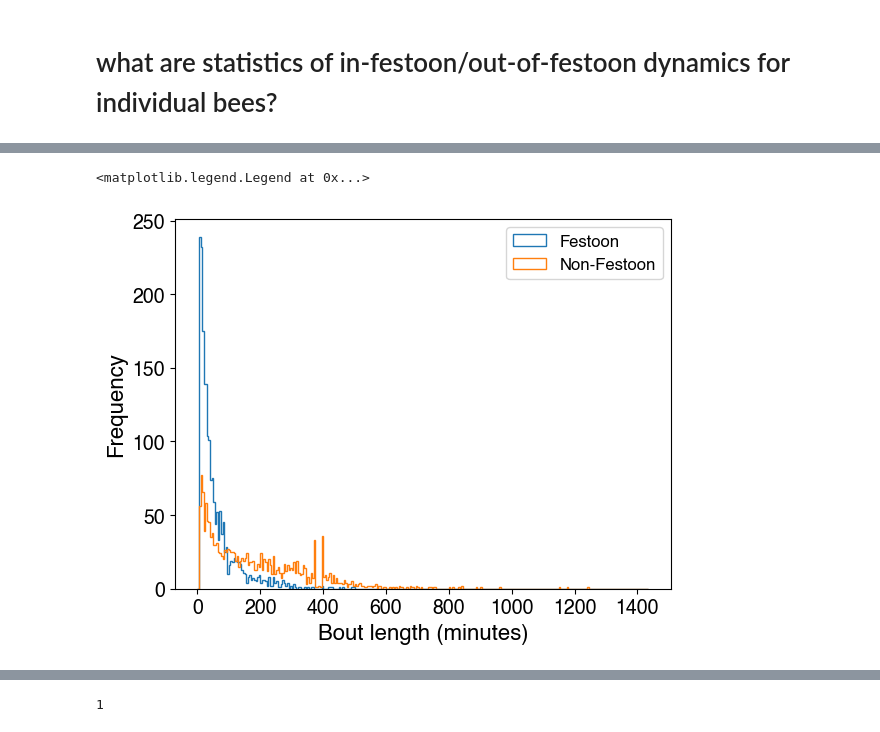
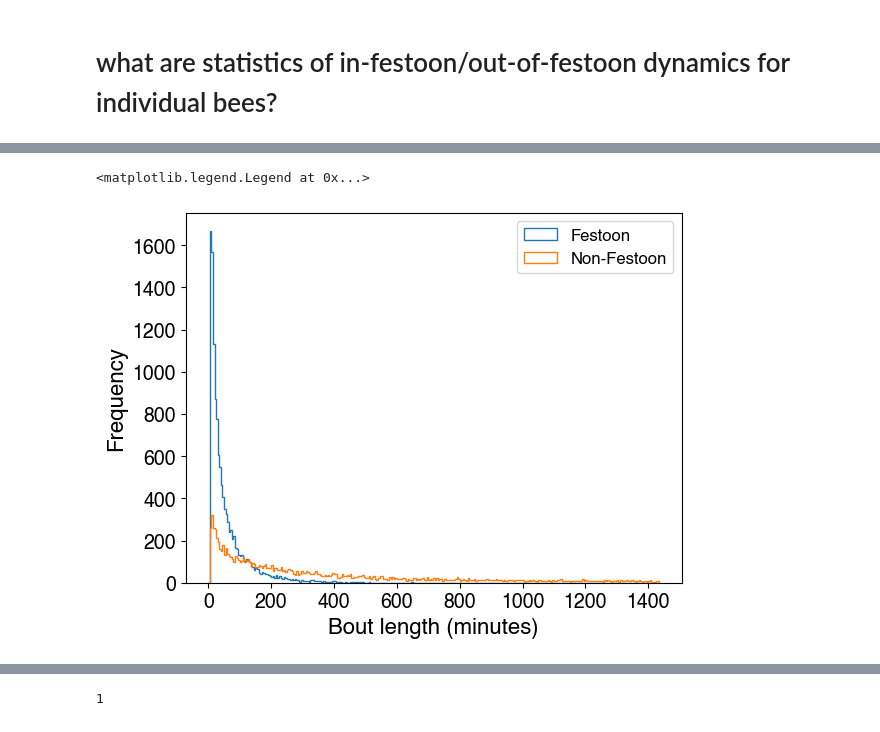
Before and after one commit to Collective-Logic-Lab/honey-bee-behavior, a Jupyter notebook: preliminary-analysis-2024-comb-building.ipynb, the cells around one changed output, grey strips where cells are left out. Drawn from its saved outputs; the diff is of its cells as text; code cells hidden in the pictures.

```diff
--- a/preliminary-analysis-2024-comb-building.ipynb
+++ b/preliminary-analysis-2024-comb-building.ipynb
@@ -203,6 +235,4 @@ def bouts_from_time_series(series):
 # %%
-# (Note: get_onsubstrate seems to be currently limited to one day at a time)
-
 # get_onsubstrate appears to be the equivalent of get_inout_estimates but for a particular substrate
 # (the default substrate is "Festoon", which is what we want here)
 # day_uids = list of bee ids (len # bees)
@@ -210,20 +240,30 @@ def bouts_from_time_series(series):
 # all_ontop = array of inferred binary status of bees vs. time: on the substrate or not (shape #bees x #times)
 # bee_obs = number of observations of each bee in each time window (shape #bees x #times)
 # bee_data = all relevant data in a 3D array (?) (shape #bees x #times x #statistics)
-day_uids, day_ages, all_ontop, bee_obs, bee_data = dfunc.get_onsubstrate(dfFiveMinute)
+df_festoon_list = []
+for daynum in dfFiveMinute['Day number'].unique():
+    # (Note: get_onsubstrate seems to be currently limited to one day at a time)
+    dfFiveMinute_day = dfFiveMinute[dfFiveMinute['Day number']==daynum]
+    day_uids, day_ages, all_ontop, bee_obs, bee_data = dfunc.get_onsubstrate(dfFiveMinute_day)
 
-# construct binary dataframe for "in festoon" versus time for each bee
-df_festoon = pd.DataFrame(all_ontop,
-                          columns=[ "Minute {}".format(timediv*minutes_per_division) for timediv in range(int(divisions_per_day))],
-                          index=[ "Bee {}".format(uid) for uid in day_uids ])
+    # construct binary dataframe for "in festoon" versus time for each bee
+    df_festoon_list.append( pd.DataFrame(all_ontop,
+                    columns=[ timediv_to_datetime(int(daynum),timediv,divisions_per_day) for timediv in range(int(divisions_per_day))],
+                    index=[ "Bee {}".format(uid) for uid in day_uids ]) )
 
-# construct dataframe of festoon/non-festoon bouts for an individual bee
+df_festoon = pd.concat(df_festoon_list,axis=1)
+
+# construct dataframe of festoon/non-festoon bouts for each bee
 bee_bouts_list = []
 for beeid in df_festoon.index:
-    bee_bouts = bouts_from_time_series(df_festoon.loc[beeid])
+    bee_bouts = bouts_from_time_series(df_festoon.loc[beeid]).dropna()
     bee_bouts['Bee id'] = int(beeid.removeprefix('Bee '))
+    bee_bouts['Bee start time'] = min(bee_bouts['Bout start'])
+    bee_bouts['Bee final time'] = max(bee_bouts['Bout end'])
     bee_bouts_list.append(bee_bouts)
-df_festoon_bouts = pd.concat(bee_bouts_list).set_index('Bee id').dropna()
+df_festoon_bouts = pd.concat(bee_bouts_list).set_index('Bee id')
 
 # include time conversion
 df_festoon_bouts['Bout length in minutes'] = df_festoon_bouts['Bout length in time divisions']*minutes_per_division
+#df_festoon_bouts['Bout start minute'] = df_festoon_bouts['Bout start'].apply(lambda s: int(s.removeprefix('Minute ')))
+#df_festoon_bouts['Bout end minute'] = df_festoon_bouts['Bout end'].apply(lambda s: int(s.removeprefix('Minute ')))
@@ -230,17 +287,18 @@ df_festoon_bouts['Bout length in minutes'] = df_festoon_bouts['Bout length in ti
 # %%
-# exclude the bouts that start at minute 0
-df_non_start_bouts = df_festoon_bouts[df_festoon_bouts['Bout start']!='Minute 0']
+# exclude the bouts that start at first possible time or end at last possible time
+df_non_cut_bouts = df_festoon_bouts[
+    (df_festoon_bouts['Bout start']!=df_festoon_bouts['Bee start time']) & (df_festoon_bouts['Bout end']!=df_festoon_bouts['Bee final time'])]
 
 # plot histograms of lengths of festoon and non-festoon bouts
 bins = minutes_per_division*np.arange(divisions_per_day)
-df_non_start_bouts[df_non_start_bouts['Bout state']==1]['Bout length in minutes'].plot.hist(bins=bins,
-                                                                                               label='Festoon',
-                                                                                               histtype='step')
-df_non_start_bouts[df_non_start_bouts['Bout state']==0]['Bout length in minutes'].plot.hist(bins=bins,
-                                                                                               label='Non-Festoon',
-                                                                                               histtype='step')
+df_non_cut_bouts[df_non_cut_bouts['Bout state']==1]['Bout length in minutes'].plot.hist(bins=bins,
+                                                                                        label='Festoon',
+                                                                                        histtype='step')
+df_non_cut_bouts[df_non_cut_bouts['Bout state']==0]['Bout length in minutes'].plot.hist(bins=bins,
+                                                                                        label='Non-Festoon',
+                                                                                        histtype='step')
 plt.xlabel('Bout length (minutes)')
 plt.legend()
 # %% [output]
 <matplotlib.legend.Legend at 0x...>
-[figure, old version]
+[figure, new version]
```
Also changed, not shown: parts of 22 cells of this notebook.
